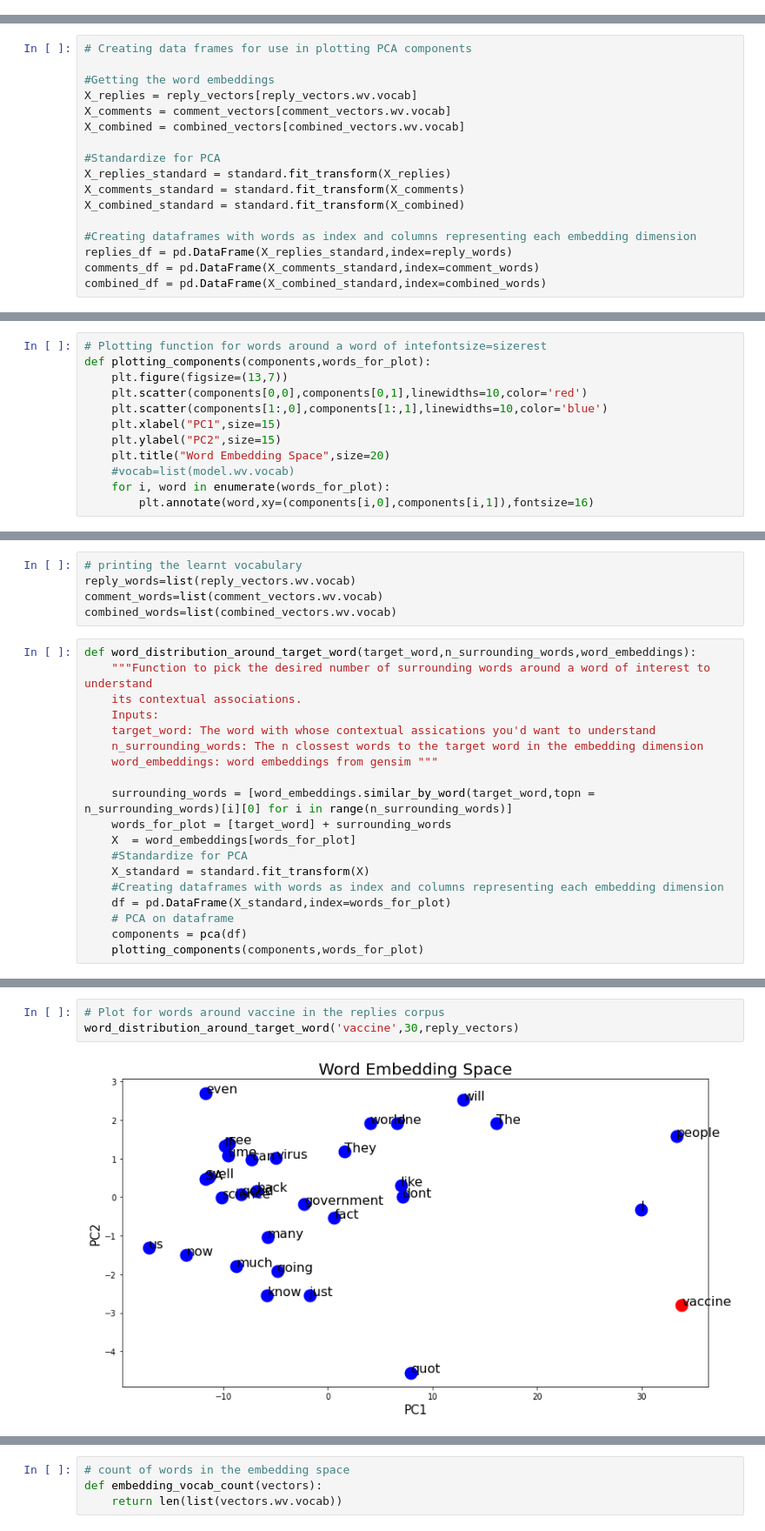
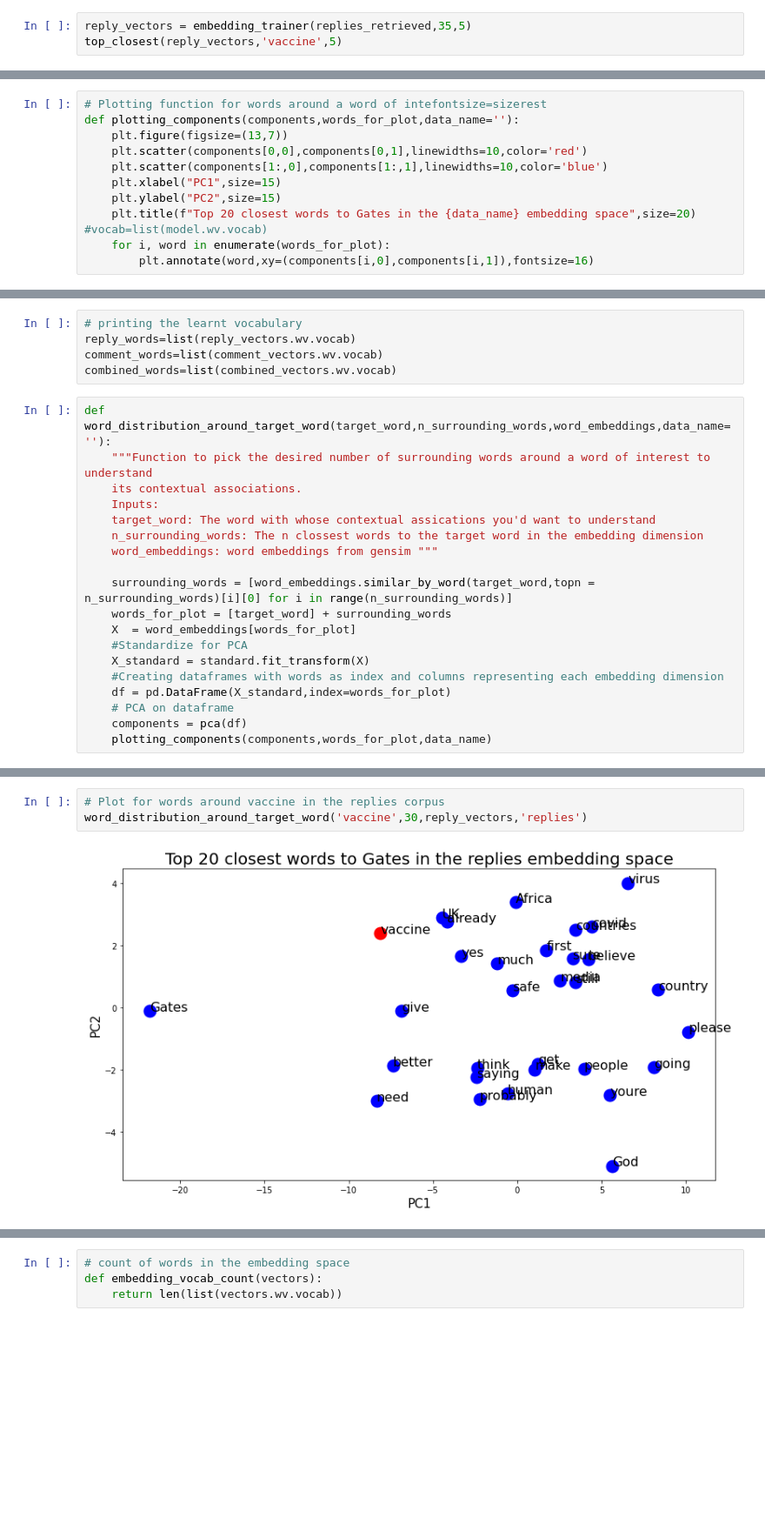
Before and after one commit to sillsphelyx/Vaccine_sentiments_SA, a Jupyter notebook: Covid_vaccine_sentiment_SA-Training_Word_embeddings.ipynb, the cells around one changed output, grey strips where cells are left out. Shown: that part at 87% size. Saved outputs shown, nothing was run; the diff lists cells and outputs as text; blank space fills up the shorter version.

Commit message:
converted the code into functions and added the exploration of sentences with gates

```diff
--- a/Covid_vaccine_sentiment_SA-Training_Word_embeddings.ipynb
+++ b/Covid_vaccine_sentiment_SA-Training_Word_embeddings.ipynb
@@ -64,0 +58,3 @@ Most similar to vaccine are [('virus', 0.9996962547302246), ('thats', 0.99966150
+# %%
+reply_vectors = embedding_trainer(replies_retrieved,35,5)
+top_closest(reply_vectors,'vaccine',5)
@@ -81,20 +80,3 @@ combined_words=list(combined_vectors.wv.vocab)
-# %%
-# Creating data frames for use in plotting PCA components
-
-#Getting the word embeddings
-X_replies = reply_vectors[reply_vectors.wv.vocab]
-X_comments = comment_vectors[comment_vectors.wv.vocab]
-X_combined = combined_vectors[combined_vectors.wv.vocab]
-
-#Standardize for PCA
-X_replies_standard = standard.fit_transform(X_replies)
-X_comments_standard = standard.fit_transform(X_comments)
-X_combined_standard = standard.fit_transform(X_combined)
-
-#Creating dataframes with words as index and columns representing each embedding dimension
-replies_df = pd.DataFrame(X_replies_standard,index=reply_words)
-comments_df = pd.DataFrame(X_comments_standard,index=comment_words)
-combined_df = pd.DataFrame(X_combined_standard,index=combined_words)
 # %%
 def pca(df):
     #Computing the correlation matrix
@@ -140,13 +117,12 @@ def plotting_components_mod(components,model, no_words = 20,data_name=''):
             plt.annotate(word,xy=(components[i,0],components[i,1]),fontsize=14)
 # %%
 # Plotting function for words around a word of intefontsize=sizerest
-def plotting_components(components,words_for_plot):
+def plotting_components(components,words_for_plot,data_name=''):
     plt.figure(figsize=(13,7))
     plt.scatter(components[0,0],components[0,1],linewidths=10,color='red')
     plt.scatter(components[1:,0],components[1:,1],linewidths=10,color='blue')
     plt.xlabel("PC1",size=15)
     plt.ylabel("PC2",size=15)
-    plt.title("Word Embedding Space",size=20)
-    #vocab=list(model.wv.vocab)
+    plt.title(f"Top 20 closest words to Gates in the {data_name} embedding space",size=20)    #vocab=list(model.wv.vocab)
     for i, word in enumerate(words_for_plot):
         plt.annotate(word,xy=(components[i,0],components[i,1]),fontsize=16)
@@ -197,7 +150,7 @@ reply_words=list(reply_vectors.wv.vocab)
 comment_words=list(comment_vectors.wv.vocab)
 combined_words=list(combined_vectors.wv.vocab)
 # %%
-def word_distribution_around_target_word(target_word,n_surrounding_words,word_embeddings):
+def word_distribution_around_target_word(target_word,n_surrounding_words,word_embeddings,data_name=''):
     """Function to pick the desired number of surrounding words around a word of interest to understand
     its contextual associations.
     Inputs:
@@ -214,4 +167,4 @@ def word_distribution_around_target_word(target_word,n_surrounding_words,word_em
     df = pd.DataFrame(X_standard,index=words_for_plot)
     # PCA on dataframe
     components = pca(df)
-    plotting_components(components,words_for_plot)
+    plotting_components(components,words_for_plot,data_name)
@@ -218,7 +176,7 @@ def word_distribution_around_target_word(target_word,n_surrounding_words,word_em
 # %%
 # Plot for words around vaccine in the replies corpus
-word_distribution_around_target_word('vaccine',30,reply_vectors)
+word_distribution_around_target_word('vaccine',30,reply_vectors,'replies')
 # %% [output]
-[figure, old version]
+[figure, new version]
 # %%
 # Plot for words around vaccine in the comments corpus
```
Also changed, not shown: parts of 30 cells of this notebook, 3 other files.
